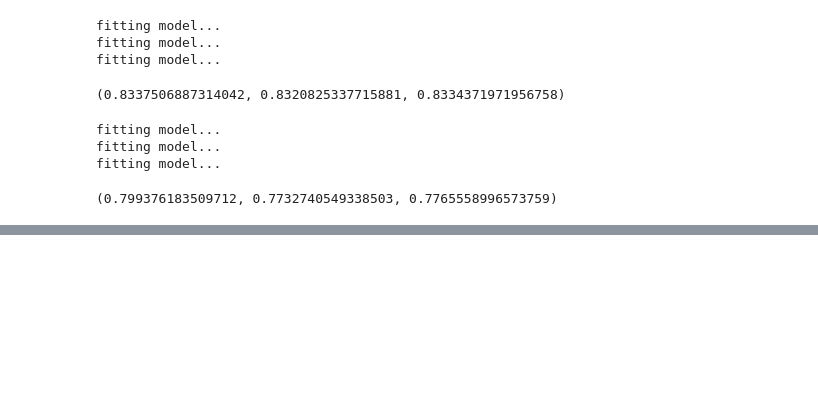
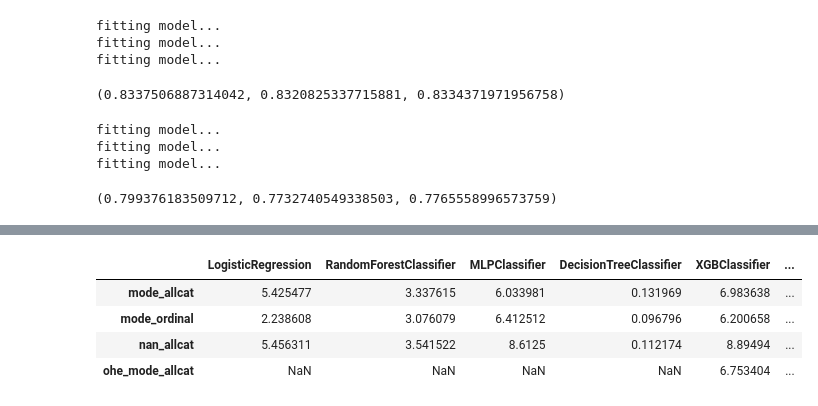
Before and after one commit to hyeniii/MSiA420-in_vehicle_coupon_recommendation, a Jupyter notebook: modeling_pipeline.ipynb, the cells around one changed output, grey strips where cells are left out. Saved outputs shown, nothing was run; the diff lists cells and outputs as text; code cells hidden in the pictures; blank space fills up the shorter version.

```diff
--- a/modeling_pipeline.ipynb
+++ b/modeling_pipeline.ipynb
@@ -168,0 +205,4 @@ results
+# %%
+fit_time = pd.DataFrame(columns=['LogisticRegression','RandomForestClassifier','MLPClassifier','DecisionTreeClassifier','XGBClassifier','CatBoostClassifier'],
+                  index=['mode_allcat','mode_ordinal','nan_allcat'])
+fit_time
@@ -168,0 +214,8 @@ results
+# %%
+for file in glob.glob('models/*.pkl'):
+    model = joblib.load(file)
+    model_name, dset = file.split("/")[1].split("_",1)
+    dset = dset.split(".")[0]
+    t = model.cv_results_['mean_fit_time'].mean()
+    print(model_name, dset, t)
+    fit_time.loc[dset,model_name] = t
@@ -168,0 +242,8 @@ results
+# %%
+fit_time
+# %% [output]
+|  | LogisticRegression | RandomForestClassifier | MLPClassifier | DecisionTreeClassifier | XGBClassifier | ... |
+| mode_allcat | 5.425477 | 3.337615 | 6.033981 | 0.131969 | 6.983638 | ... |
+| mode_ordinal | 2.238608 | 3.076079 | 6.412512 | 0.096796 | 6.200658 | ... |
+| nan_allcat | 5.456311 | 3.541522 | 8.6125 | 0.112174 | 8.89494 | ... |
+| ohe_mode_allcat | NaN | NaN | NaN | NaN | 6.753404 | ... |
```
Also changed, not shown: parts of 18 cells of this notebook, 10 other files.
